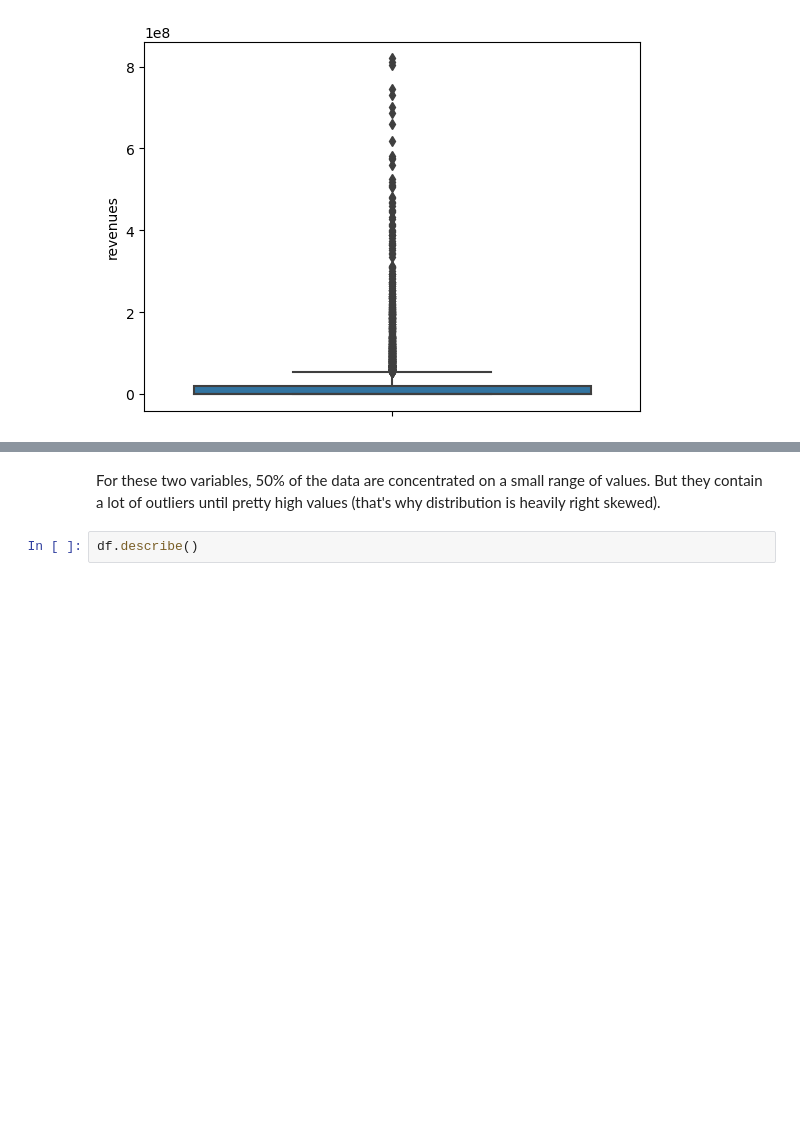
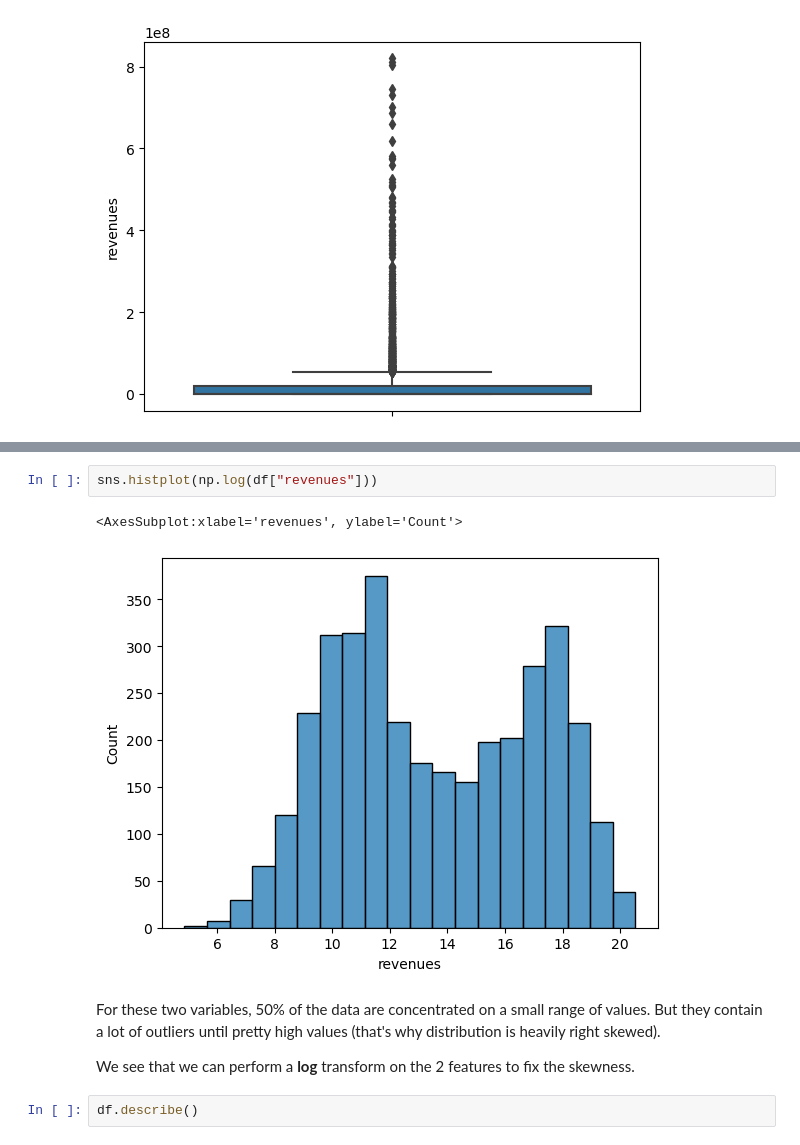
Before and after one commit to Mathieu-R/lelec2870-movie-revenue-prediction, a Jupyter notebook: movie-revenue-prediction.ipynb, the cells around one changed output, grey strips where cells are left out. Drawn from its saved outputs; the diff is of its cells as text; blank space fills up the shorter version.

Commit message:
fix skewed data with log-transform

```diff
--- a/movie-revenue-prediction.ipynb
+++ b/movie-revenue-prediction.ipynb
@@ -385,5 +413,12 @@ sns.boxplot(y = df["revenues"])
+# %%
+sns.histplot(np.log(df["revenues"]))
+# %% [output]
+<AxesSubplot:xlabel='revenues', ylabel='Count'>
+[figure, added]
 # %% [markdown]
 For these two variables, 50% of the data are concentrated on a small range of values. But they contain a lot of outliers until pretty high values (that's why distribution is heavily right skewed).
+
+We see that we can perform a **log** transform on the 2 features to fix the skewness.
 # %%
 df.describe()
 # %% [output]
```
Also changed, not shown: parts of 10 cells of this notebook.
